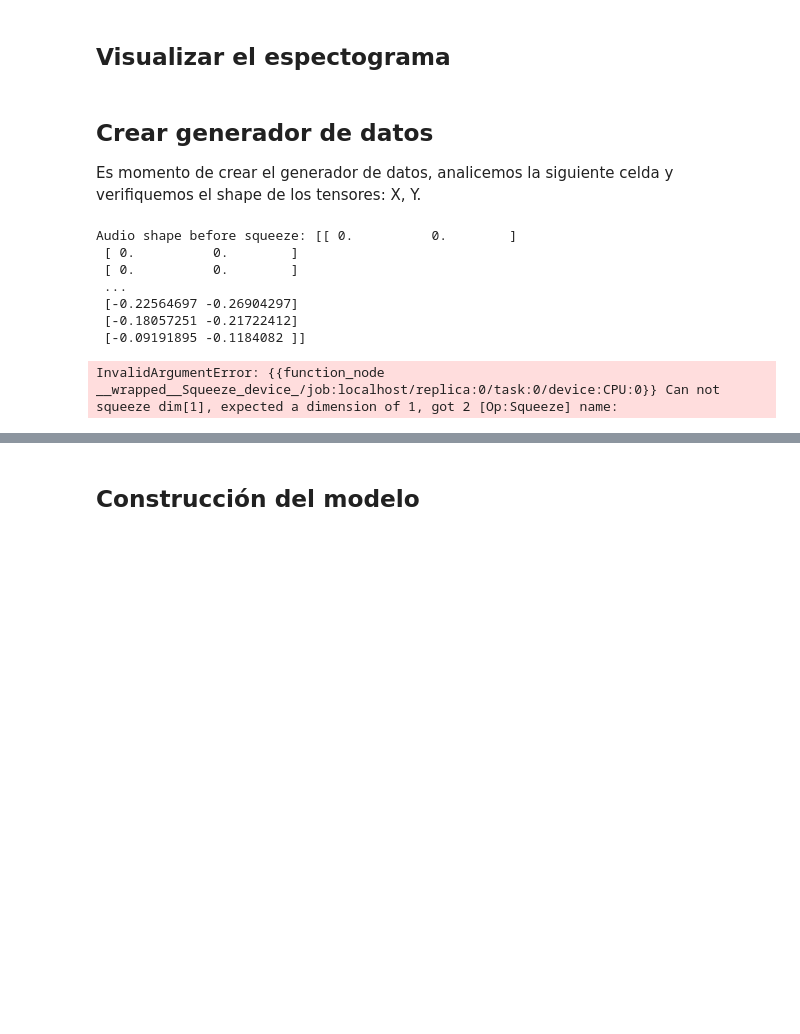
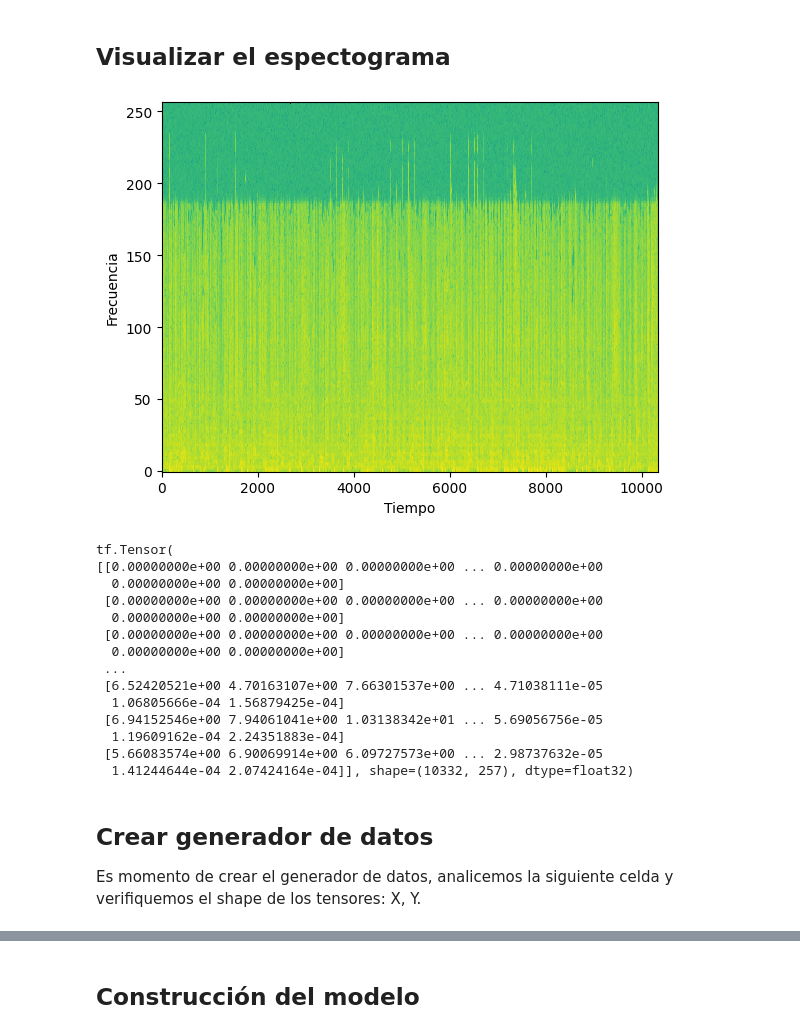
Before and after one commit to ACasillas01/MusicGenreAI, a Jupyter notebook: MusicGenreNN.ipynb, the cells around one changed output, grey strips where cells are left out. Drawn from its saved outputs; the diff is of its cells as text; code cells hidden in the pictures; blank space fills up the shorter version.

```diff
--- a/MusicGenreNN.ipynb
+++ b/MusicGenreNN.ipynb
@@ -198,22 +201,22 @@ En la siguiente celda, podrás observar cómo podemos crear un espectrograma de
 import tensorflow as tf
 import numpy as np
 
-
 def audioToTensor(filepath):
 
   filepath = mp3_to_wav_path(filepath)
+  #print(filepath)
 
   #Cargar el archivo binario
   audio_binary=tf.io.read_file(filepath)
 
   # Decodificar el contenido del archivo binario
   # Secuencia de escalares (magnitudes) y frecuencia de muestreo
-  audio, audioSR = tf.audio.decode_wav(audio_binary)
-
-  print(f"Audio shape before squeeze: {audio}")
+  audio, audioSR = tf.audio.decode_wav(audio_binary, desired_channels = 1)
+  #print(audioSR)
+  #print(f"Audio shape before squeeze: {audio.shape}")
 
   audio = tf.squeeze(audio, axis=-1)
-  print(f"Audio shape after squeeze: {audio.shape}")
+  #print(f"Audio shape after squeeze: {audio.shape}")
 
   sr = tf.get_static_value(audioSR)
 
@@ -234,6 +237,8 @@ def audioToTensor(filepath):
   spectro = tf.signal.stft(audio, frame_length=512, frame_step=128)  #Genera el espectrograma (nuestra secuencia de entrada al modelo)
   spectro = tf.abs(spectro)
   return spectro
+# %%
+s = audioToTensor('./data/fma_small/000/000002.mp3')
 # %% [markdown]
 ## Visualizar el espectograma
 # %%
@@ -245,6 +250,25 @@ def plot_spectrogram(spectrogram):
   plt.ylabel("Frecuencia")
   plt.pcolormesh(range(h), range(w), spec_log)
   plt.show()
+# %%
+plot_spectrogram(s)
+print(s)
+# %% [output]
+[figure, added]
+tf.Tensor(
+[[0.00000000e+00 0.00000000e+00 0.00000000e+00 ... 0.00000000e+00
+  0.00000000e+00 0.00000000e+00]
+ [0.00000000e+00 0.00000000e+00 0.00000000e+00 ... 0.00000000e+00
+  0.00000000e+00 0.00000000e+00]
+ [0.00000000e+00 0.00000000e+00 0.00000000e+00 ... 0.00000000e+00
+  0.00000000e+00 0.00000000e+00]
+ ...
+ [6.52420521e+00 4.70163107e+00 7.66301537e+00 ... 4.71038111e-05
+  1.06805666e-04 1.56879425e-04]
+ [6.94152546e+00 7.94061041e+00 1.03138342e+01 ... 5.69056756e-05
+  1.19609162e-04 2.24351883e-04]
+ [5.66083574e+00 6.90069914e+00 6.09727573e+00 ... 2.98737632e-05
+  1.41244644e-04 2.07424164e-04]], shape=(10332, 257), dtype=float32)
 # %% [markdown]
 ## Crear generador de datos
 
@@ -281,13 +305,4 @@ def getExamples():
     return X_audio, Y_genre
 # %%
 X_audio, Y_command = getExamples()
-print(X_audio.shape, Y_command.shape)
+#print(X_audio.shape, Y_command.shape)
-# %% [output]
-Audio shape before squeeze: [[ 0.          0.        ]
- [ 0.          0.        ]
- [ 0.          0.        ]
- ...
- [-0.22564697 -0.26904297]
- [-0.18057251 -0.21722412]
- [-0.09191895 -0.1184082 ]]
-InvalidArgumentError: {{function_node __wrapped__Squeeze_device_/job:localhost/replica:0/task:0/device:CPU:0}} Can not squeeze dim[1], expected a dimension of 1, got 2 [Op:Squeeze] name:
```
Also changed, not shown: parts of 12 cells of this notebook, 2 other files.
